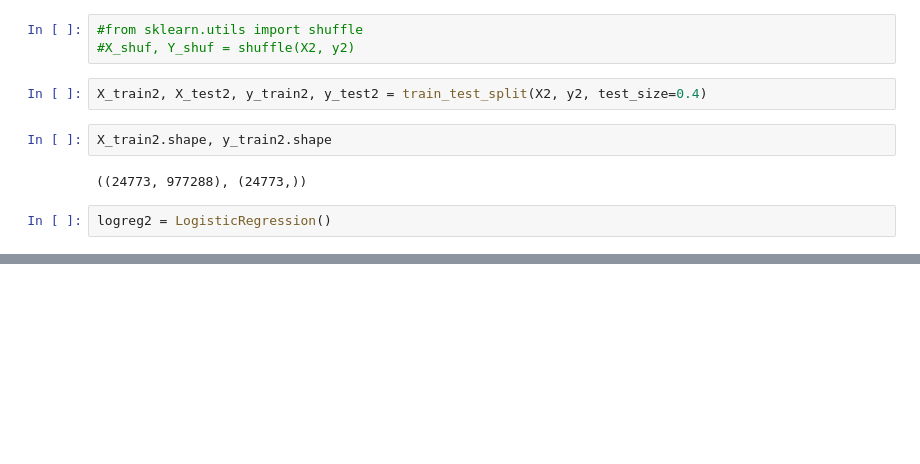
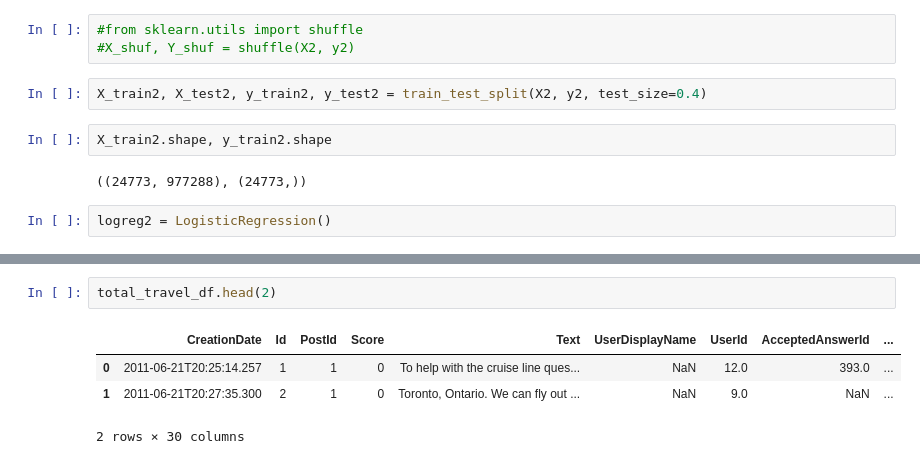
Before and after one commit to ocj137/DSI-SF-2-ocjacob, a Jupyter notebook: week07/project-7.ipynb, the cells around one changed output, grey strips where cells are left out. Saved outputs shown, nothing was run; the diff lists cells and outputs as text; blank space fills up the shorter version.

```diff
--- a/week07/project-7.ipynb
+++ b/week07/project-7.ipynb
@@ -299,0 +454,7 @@ LogisticRegression(C=1.0, class_weight=None, dual=False, fit_intercept=True,
+# %%
+total_travel_df.head(2)
+# %% [output]
+|  | CreationDate | Id | PostId | Score | Text | UserDisplayName | UserId | AcceptedAnswerId | ... |
+| 0 | 2011-06-21T20:25:14.257 | 1 | 1 | 0 | To help with the cruise line ques... | NaN | 12.0 | 393.0 | ... |
+| 1 | 2011-06-21T20:27:35.300 | 2 | 1 | 0 | Toronto, Ontario. We can fly out ... | NaN | 9.0 | NaN | ... |
+2 rows × 30 columns
```
Also changed, not shown: parts of 39 cells of this notebook.
